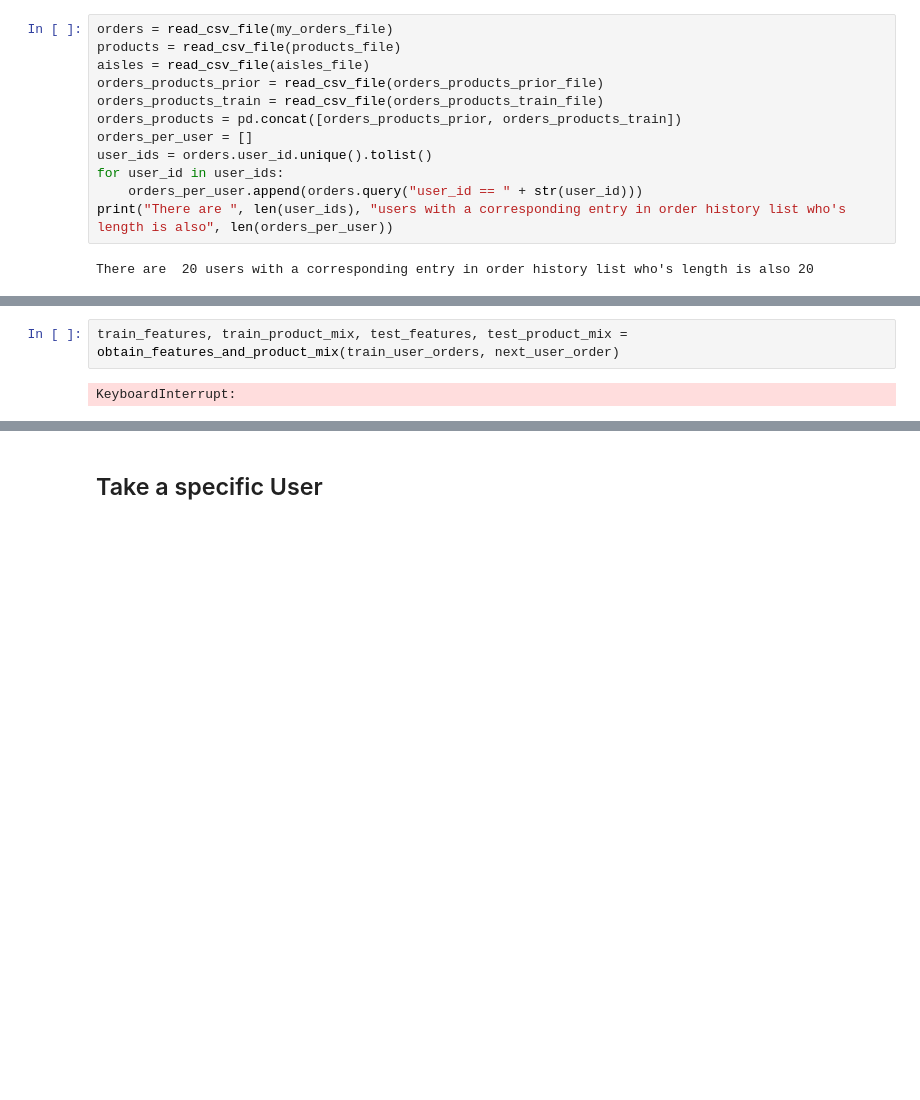
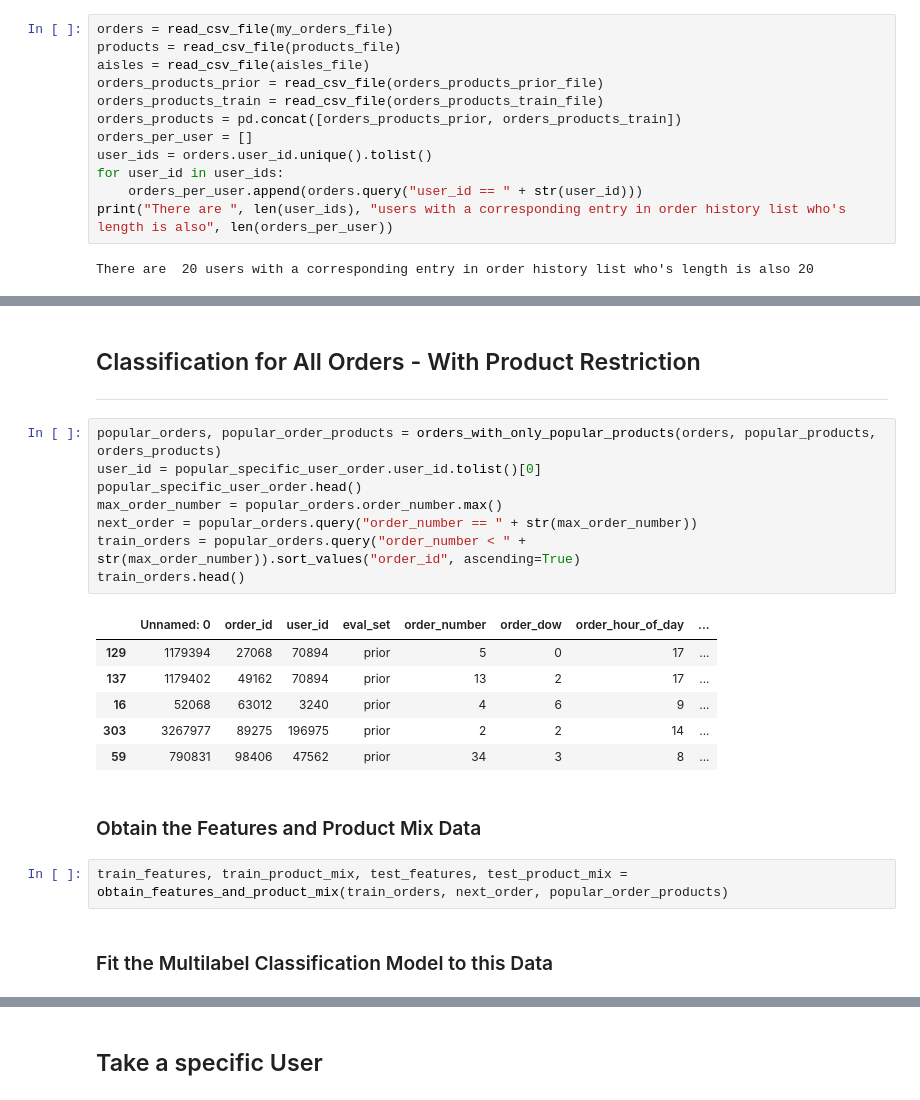
Before and after one commit to 1carew1/instacart_investigation, a Jupyter notebook: Assignment_2_Classification.ipynb, the cells around one changed output, grey strips where cells are left out. Drawn from its saved outputs; the diff is of its cells as text; blank space fills up the shorter version.

```diff
--- a/Assignment_2_Classification.ipynb
+++ b/Assignment_2_Classification.ipynb
@@ -289,7 +521,27 @@ train_user_orders.head()
+# %% [markdown]
+## Classification for All Orders - With Product Restriction <a class="anchor" id="all-class-pl"></a>
+***
+# %%
+popular_orders, popular_order_products = orders_with_only_popular_products(orders, popular_products, orders_products)
+user_id = popular_specific_user_order.user_id.tolist()[0]
+popular_specific_user_order.head()
+max_order_number = popular_orders.order_number.max()
+next_order = popular_orders.query("order_number == " + str(max_order_number))
+train_orders = popular_orders.query("order_number < " + str(max_order_number)).sort_values("order_id", ascending=True)
+train_orders.head()
+# %% [output]
+|  | Unnamed: 0 | order_id | user_id | eval_set | order_number | order_dow | order_hour_of_day | ... |
+| 129 | 1179394 | 27068 | 70894 | prior | 5 | 0 | 17 | ... |
+| 137 | 1179402 | 49162 | 70894 | prior | 13 | 2 | 17 | ... |
+| 16 | 52068 | 63012 | 3240 | prior | 4 | 6 | 9 | ... |
+| 303 | 3267977 | 89275 | 196975 | prior | 2 | 2 | 14 | ... |
+| 59 | 790831 | 98406 | 47562 | prior | 34 | 3 | 8 | ... |
+# %% [markdown]
+### Obtain the Features and Product Mix Data
 # %%
-train_features, train_product_mix, test_features, test_product_mix = obtain_features_and_product_mix(train_user_orders, next_user_order)
+train_features, train_product_mix, test_features, test_product_mix = obtain_features_and_product_mix(train_orders, next_order, popular_order_products)
-# %% [output]
-KeyboardInterrupt:
+# %% [markdown]
+### Fit the Multilabel Classification Model to this Data
 # %%
 clf = OneVsRestClassifier(SVC(kernel='poly'))
 clf.fit(train_features, train_product_mix)
```
Also changed, not shown: parts of 119 cells of this notebook, 2 other files.
